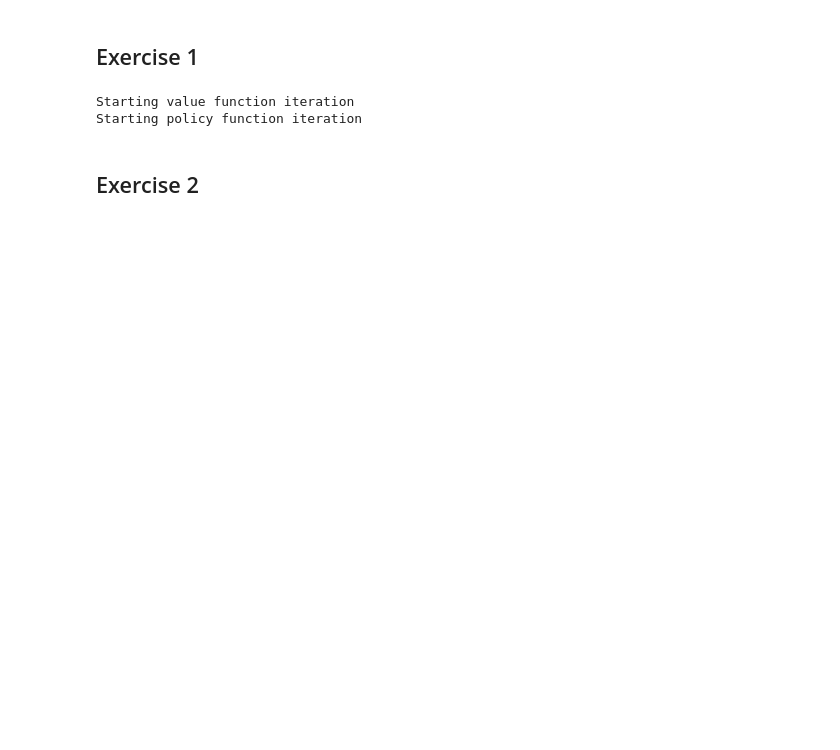
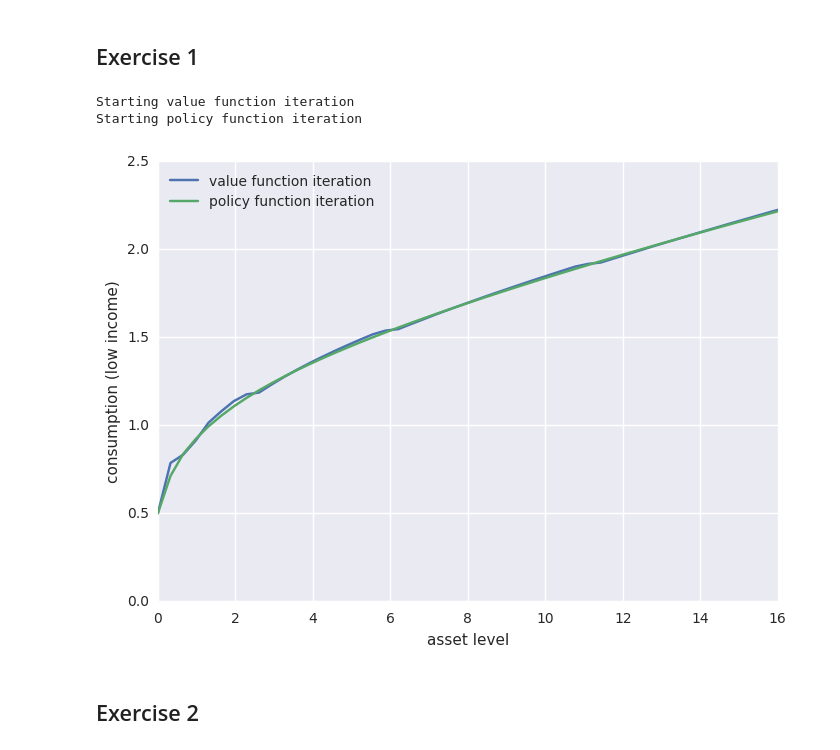
Before and after one commit to QuantEcon/QuantEcon.jl, a Jupyter notebook: solutions/ifp_solutions.ipynb, the cells around one changed output. Drawn from its saved outputs; the diff is of its cells as text; code cells hidden in the pictures; blank space fills up the shorter version.

```diff
--- a/solutions/ifp_solutions.ipynb
+++ b/solutions/ifp_solutions.ipynb
@@ -11,31 +10,36 @@ INFO: Loading help data...
 ## Exercise 1
 # %%
-cp = ConsumerProblem()
-K = 80
+function ex1()
+    cp = ConsumerProblem()
+    K = 80
 
-V, c = init_values(cp)
-println("Starting value function iteration")
-for i=1:K
-    V = bellman_operator(cp, V)
-end
-c1 = bellman_operator(cp, V, ret_policy=true)
+    V, c = init_values(cp)
+    println("Starting value function iteration")
+    for i=1:K
+        V = bellman_operator(cp, V)
+    end
+    c1 = bellman_operator(cp, V, ret_policy=true)
 
-V2, c2 = init_values(cp)
-println("Starting policy function iteration")
-for i=1:K
-    c2 = coleman_operator(cp, c2)
+    V2, c2 = init_values(cp)
+    println("Starting policy function iteration")
+    for i=1:K
+        c2 = coleman_operator(cp, c2)
+    end
+
+    fig, ax = subplots()
+    ax[:plot](cp.asset_grid, c1[:, 1], label="value function iteration")
+    ax[:plot](cp.asset_grid, c2[:, 1], label="policy function iteration")
+    ax[:set_xlabel]("asset level")
+    ax[:set_ylabel]("consumption (low income)")
+    ax[:legend](loc="upper left")
+    plt.show()
 end
 
-fig, ax = subplots()
-ax[:plot](cp.asset_grid, c1[:, 1], label="value function iteration")
-ax[:plot](cp.asset_grid, c2[:, 1], label="policy function iteration")
-ax[:set_xlabel]("asset level")
-ax[:set_ylabel]("consumption (low income)")
-ax[:legend](loc="upper left")
-plt.show()
+ex1()
 # %% [output]
 Starting value function iteration
 Starting policy function iteration
+[figure, added]
 # %% [markdown]
 ## Exercise 2
 # %%
```
Also changed, not shown: parts of 5 cells of this notebook.
